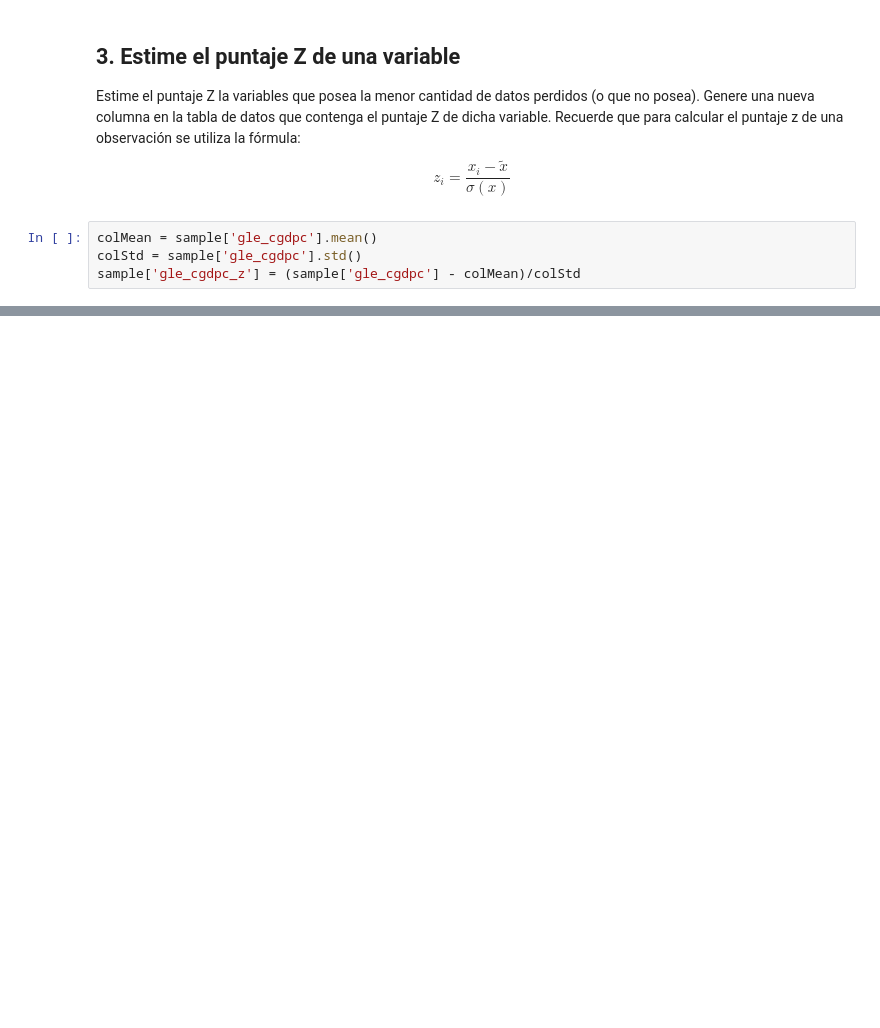
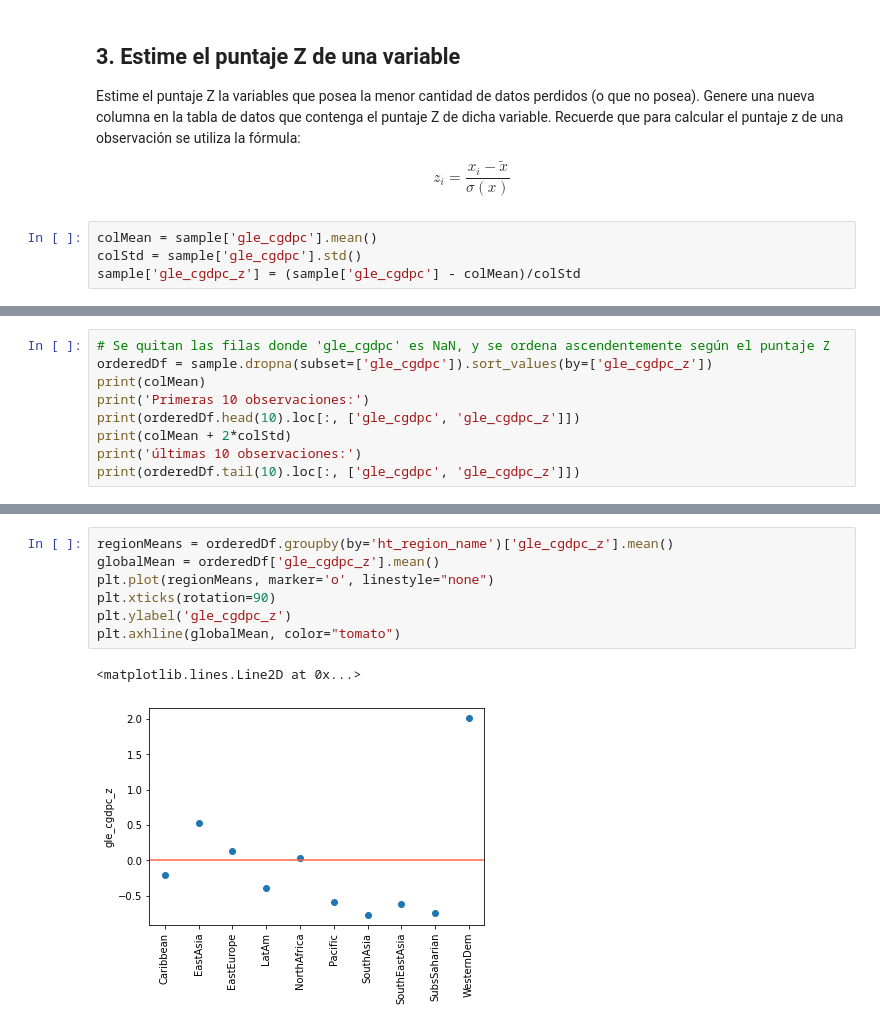
Before and after one commit to Japsz/DesafioLatam, a Jupyter notebook: Unidad 2/Semana 3 - Variables Aleatorias y gráficos/desafio 2/desafio2.ipynb, the cells around one changed output, grey strips where cells are left out. Drawn from its saved outputs; the diff is of its cells as text; blank space fills up the shorter version.

```diff
--- a/Unidad 2/Semana 3 - Variables Aleatorias y gráficos/desafio 2/desafio2.ipynb
+++ b/Unidad 2/Semana 3 - Variables Aleatorias y gráficos/desafio 2/desafio2.ipynb
@@ -61,0 +49,9 @@ Name: gle_cgdpc_z, Length: 97, dtype: float64
+# %%
+# Se quitan las filas donde 'gle_cgdpc' es NaN, y se ordena ascendentemente según el puntaje Z
+orderedDf = sample.dropna(subset=['gle_cgdpc']).sort_values(by=['gle_cgdpc_z'])
+print(colMean)
+print('Primeras 10 observaciones:')
+print(orderedDf.head(10).loc[:, ['gle_cgdpc', 'gle_cgdpc_z']])
+print(colMean + 2*colStd)
+print('últimas 10 observaciones:')
+print(orderedDf.tail(10).loc[:, ['gle_cgdpc', 'gle_cgdpc_z']])
@@ -61,0 +86,10 @@ Name: gle_cgdpc_z, Length: 97, dtype: float64
+# %%
+regionMeans = orderedDf.groupby(by='ht_region_name')['gle_cgdpc_z'].mean()
+globalMean = orderedDf['gle_cgdpc_z'].mean()
+plt.plot(regionMeans, marker='o', linestyle="none")
+plt.xticks(rotation=90)
+plt.ylabel('gle_cgdpc_z')
+plt.axhline(globalMean, color="tomato")
+# %% [output]
+<matplotlib.lines.Line2D at 0x...>
+[figure, added]
```
Also changed, not shown: parts of 11 cells of this notebook, 1 other file.
